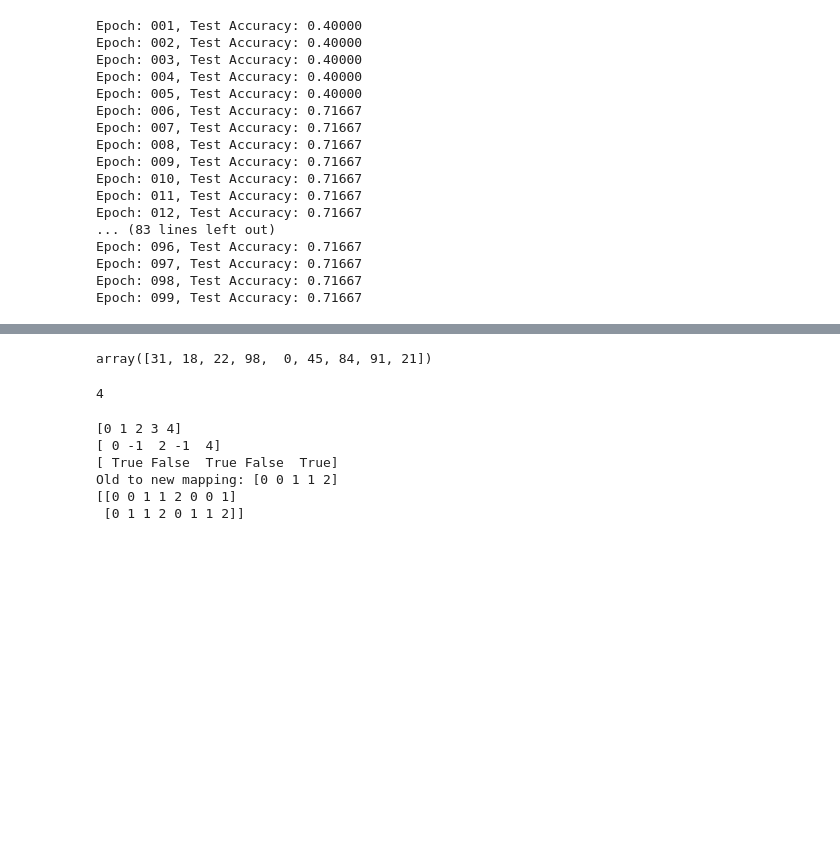
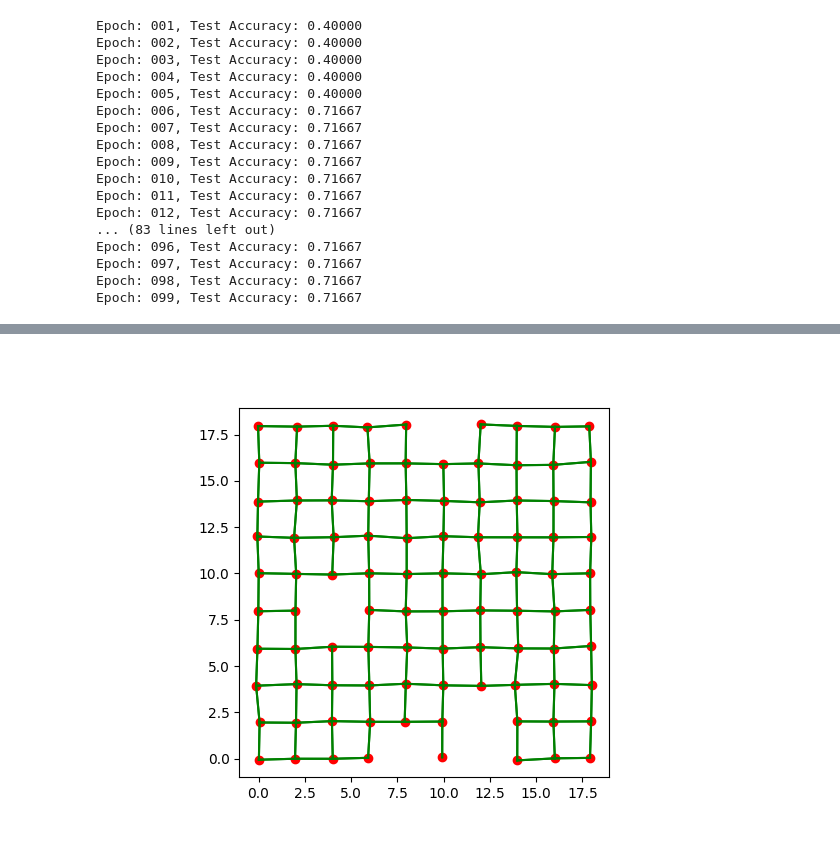
Before and after one commit to SteWey0/Computerpraktikum, a Jupyter notebook: test.ipynb, the cells around one changed output, grey strips where cells are left out. Drawn from its saved outputs; the diff is of its cells as text; code cells hidden in the pictures; blank space fills up the shorter version.

Commit message:
completed dataset creation and saving

```diff
--- a/test.ipynb
+++ b/test.ipynb
@@ -411,44 +152,7 @@ array([[1, 1, 1, 1, 1, 1, 1, 1, 1, 1, 1, 1, 1, 1, 1, 1, 1, 1, 1, 1, 1, 1,
-# %%
-# Draw up to 10% of unique random indices for nodes to be removed
-rng.choice(np.arange(len(nodes)), rng.integers(len(nodes)//10), replace=False)
-# %% [output]
-array([31, 18, 22, 98,  0, 45, 84, 91, 21])
-# %%
-rng.integers(10)
-# %% [output]
-4
-# %%
-# Initial node positions (not used in this example)
-pos = np.array([
-    [0, 0],
-    [1, 1],
-    [2, 2],
-    [3, 3],
-    [4, 4]
-])
-
-# Initial edge indices
-edge_index = np.array([
-    [0, 1, 2, 3, 4, 0, 1, 2],
-    [1, 2, 3, 4, 0, 2, 3, 4]
-])
-
-# Nodes to be removed
-drop_indices = np.array([1, 3])
-
-# Create a mapping from old indices to new indices
-old_to_new = np.arange(len(pos))
-print(old_to_new)
-old_to_new[drop_indices] = -1
-print(old_to_new)
-print(old_to_new != -1)
-old_to_new = np.cumsum(old_to_new != -1) - 1
-print("Old to new mapping:", old_to_new)
-print(old_to_new[edge_index])
-# %% [output]
-[0 1 2 3 4]
-[ 0 -1  2 -1  4]
-[ True False  True False  True]
-Old to new mapping: [0 0 1 1 2]
-[[0 0 1 1 2 0 0 1]
- [0 1 1 2 0 1 1 2]]
+# %%
+from gen_dataset import PlaneGraphDataset
+dataset = PlaneGraphDataset(root='plane_graphs')
+graph = dataset[0]
+plot_graph(graph.pos, graph.edge_index)
+# %% [output]
+[figure, added]
```
Also changed, not shown: parts of 5 cells of this notebook, 2 other files.
